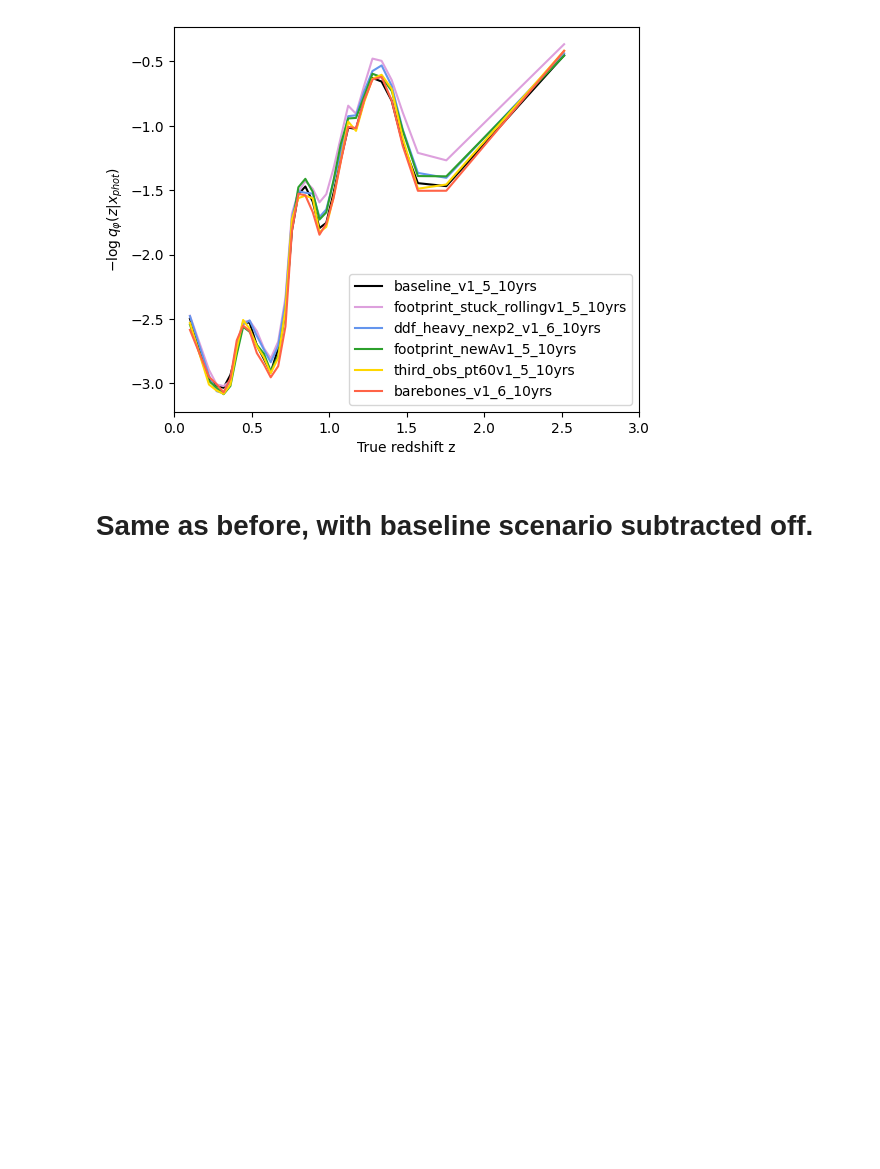
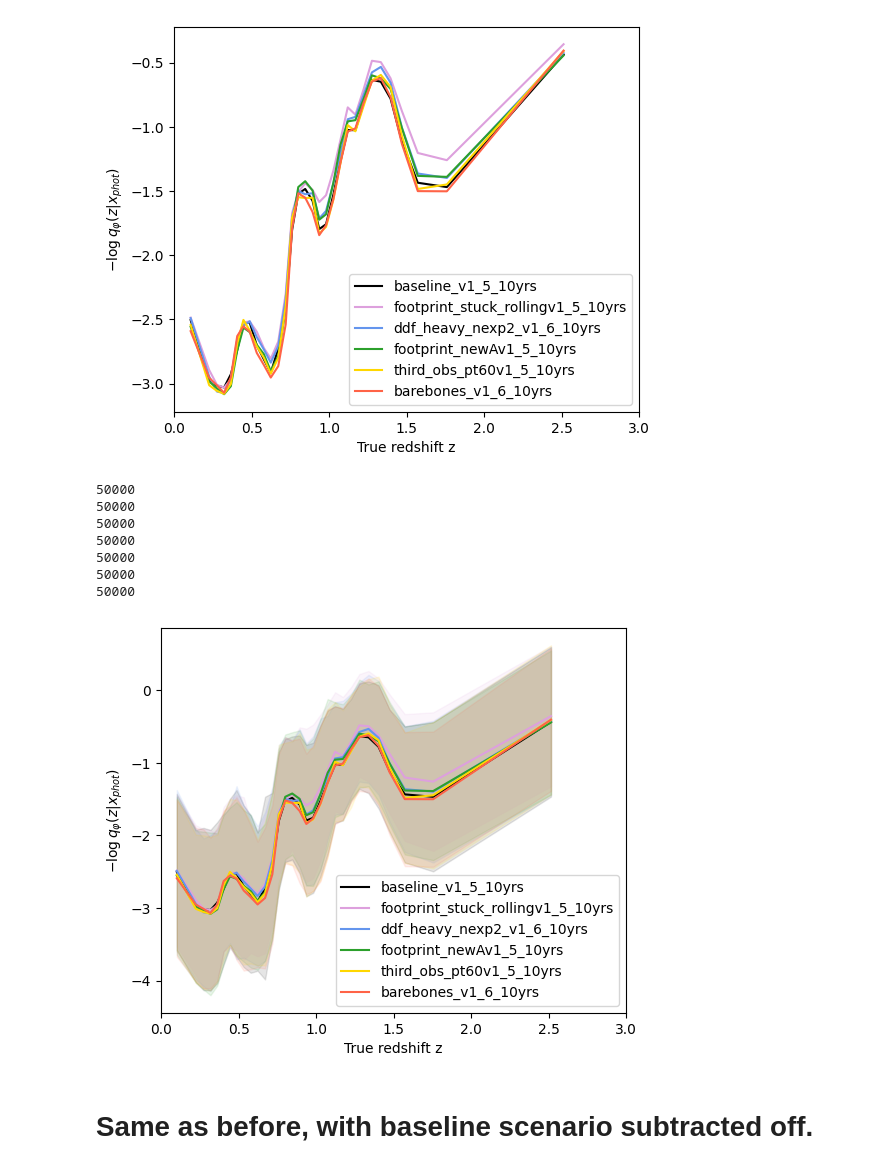
Before and after one commit to bscot/TheLastMetric, a Jupyter notebook: Example_TLM.ipynb, the cells around one changed output. Saved outputs shown, nothing was run; the diff lists cells and outputs as text; code cells hidden in the pictures; blank space fills up the shorter version.

```diff
--- a/Example_TLM.ipynb
+++ b/Example_TLM.ipynb
@@ -442,6 +437,51 @@ plt.xlim(0,3);
 50000
 50000
 [figure]
+# %%
+# all_logp = {}
+# for which_os in available_os:
+#   all_logp[which_os] = np.stack([f.log_prob(phot_cats[which_os].to_pandas())
+#                                  for f in flows[which_os] ], axis=0)
+
+from scipy import stats
+n=32
+b = stats.mstats.mquantiles(z_cats_no_nan[which_os]['z_true'], np.linspace(0,1,n, endpoint=True))
+print(len(z_cats_no_nan[which_os]['z_true']))
+
+var2 = {}
+
+for which_os in available_os:
+  inds = np.digitize(z_cats_no_nan[which_os]['z_true'], b) -1
+
+  print(len(inds))
+
+
+  vars = np.zeros(n-1)
+  for i in range(n-1):
+    # res[i] = np.mean( np.mean((all_logp[which_os].flatten()[inds == i])))
+    vars[i] = np.mean( np.var([(all_logp[which_os].T[j].flatten()[inds == i]) for j in range(10)]))
+
+  var2[which_os] = np.sqrt(vars)
+
+b_centers = 0.5*(b[1:] + b[:-1])
+
+plt.figure(figsize=(6,5))
+for i, which_os in enumerate(available_os):
+  plt.plot(b_centers, - mis[which_os], label=os_names[which_os], color=os_colors[which_os])
+  plt.fill_between(b_centers, - mis[which_os] - var2[which_os], - mis[which_os] + var2[which_os], color=os_colors[which_os], edgecolor=os_colors[which_os], alpha = 0.1)
+plt.legend()
+plt.ylabel(r'$- \log q_{\varphi} (z | x_{phot})$')
+plt.xlabel('True redshift z')
+plt.xlim(0,3);
+# %% [output]
+50000
+50000
+50000
+50000
+50000
+50000
+50000
+[figure, added]
 # %% [markdown]
 # Same as before, with baseline scenario subtracted off.
 # %%
```
Also changed, not shown: parts of 5 cells of this notebook.
